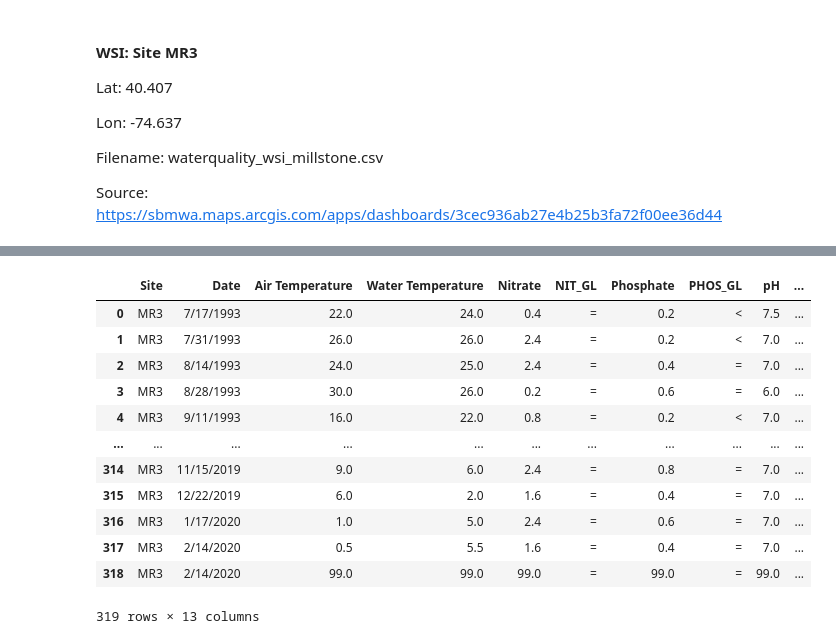
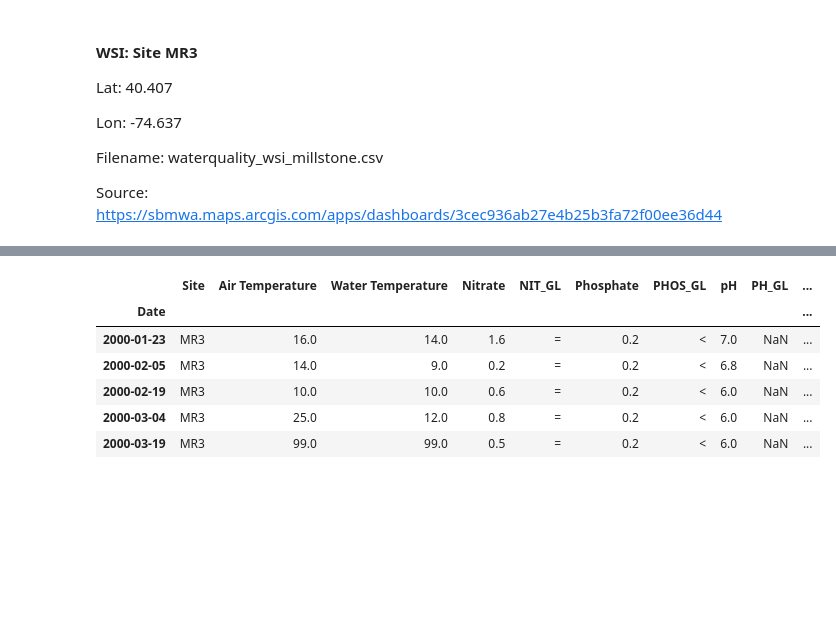
Before and after one commit to mattheinle/rcaes_finalproject_mattheinle, a Jupyter notebook: finalproject_mattheinle.ipynb, the cells around one changed output, grey strips where cells are left out. Cells and saved outputs as stored; diff of their text form; code cells hidden in the pictures; blank space fills up the shorter version.

```diff
--- a/finalproject_mattheinle.ipynb
+++ b/finalproject_mattheinle.ipynb
@@ -196,8 +163,20 @@ Filename: waterquality_wsi_millstone.csv
 Source: https://sbmwa.maps.arcgis.com/apps/dashboards/3cec936ab27e4b25b3fa72f00ee36d44
 # %%
 # bring data into pandas dataframes
-usgs_ms = pd.read_csv('/home/mjh367/rcaes/rcaes_finalproject_mattheinle/waterquality_usgs_millstone.csv')
-wsi_ms = pd.read_csv('/home/mjh367/rcaes/rcaes_finalproject_mattheinle/waterquality_wsi_millstone.csv')
+usgs_ms = pd.read_csv('/home/mjh367/rcaes/rcaes_finalproject_mattheinle/waterquality_usgs_millstone.csv',
+                      parse_dates = ['DATE'],
+                      index_col = ['DATE'])
+
+wsi_ms = pd.read_csv('/home/mjh367/rcaes/rcaes_finalproject_mattheinle/waterquality_wsi_millstone.csv',
+                     parse_dates = ['Date'],
+                     index_col = ['Date'])
 
 # It should be noted that the USGS data includes many more water chemistry parameters than the WSI, and both datasets include more parameters than are contained in these dataframes.
+# %%
+# truncate dataframes to have the same date range
+startdate = '2000-01-01'
+enddate = '2020-12-31'
+
+usgs_ms = usgs_ms.loc[startdate:enddate]
+wsi_ms = wsi_ms.loc[startdate:enddate]
 # %%
@@ -219,18 +193,12 @@ usgs_ms
 # %%
-# wsi dataset uses '99' to indicate NA value, and includes values below, at, or above detection limits with <, =, >.
-wsi_ms
+# wsi dataset uses '99' to indicate NaN value, and includes values below, within, or above detection limits with <, =, > qualifiers
+wsi_ms.head()
 # %% [output]
-|  | Site | Date | Air Temperature | Water Temperature | Nitrate | NIT_GL | Phosphate | PHOS_GL | pH | ... |
-| 0 | MR3 | 7/17/1993 | 22.0 | 24.0 | 0.4 | = | 0.2 | < | 7.5 | ... |
-| 1 | MR3 | 7/31/1993 | 26.0 | 26.0 | 2.4 | = | 0.2 | < | 7.0 | ... |
-| 2 | MR3 | 8/14/1993 | 24.0 | 25.0 | 2.4 | = | 0.4 | = | 7.0 | ... |
-| 3 | MR3 | 8/28/1993 | 30.0 | 26.0 | 0.2 | = | 0.6 | = | 6.0 | ... |
-| 4 | MR3 | 9/11/1993 | 16.0 | 22.0 | 0.8 | = | 0.2 | < | 7.0 | ... |
-| ... | ... | ... | ... | ... | ... | ... | ... | ... | ... | ... |
-| 314 | MR3 | 11/15/2019 | 9.0 | 6.0 | 2.4 | = | 0.8 | = | 7.0 | ... |
-| 315 | MR3 | 12/22/2019 | 6.0 | 2.0 | 1.6 | = | 0.4 | = | 7.0 | ... |
-| 316 | MR3 | 1/17/2020 | 1.0 | 5.0 | 2.4 | = | 0.6 | = | 7.0 | ... |
-| 317 | MR3 | 2/14/2020 | 0.5 | 5.5 | 1.6 | = | 0.4 | = | 7.0 | ... |
-| 318 | MR3 | 2/14/2020 | 99.0 | 99.0 | 99.0 | = | 99.0 | = | 99.0 | ... |
+|  | Site | Air Temperature | Water Temperature | Nitrate | NIT_GL | Phosphate | PHOS_GL | pH | PH_GL | ... |
+| Date |  |  |  |  |  |  |  |  |  | ... |
+| 2000-01-23 | MR3 | 16.0 | 14.0 | 1.6 | = | 0.2 | < | 7.0 | NaN | ... |
+| 2000-02-05 | MR3 | 14.0 | 9.0 | 0.2 | = | 0.2 | < | 6.8 | NaN | ... |
+| 2000-02-19 | MR3 | 10.0 | 10.0 | 0.6 | = | 0.2 | < | 6.0 | NaN | ... |
+| 2000-03-04 | MR3 | 25.0 | 12.0 | 0.8 | = | 0.2 | < | 6.0 | NaN | ... |
+| 2000-03-19 | MR3 | 99.0 | 99.0 | 0.5 | = | 0.2 | < | 6.0 | NaN | ... |
-319 rows × 13 columns
 # %%
```
Also changed, not shown: parts of 30 cells of this notebook.
